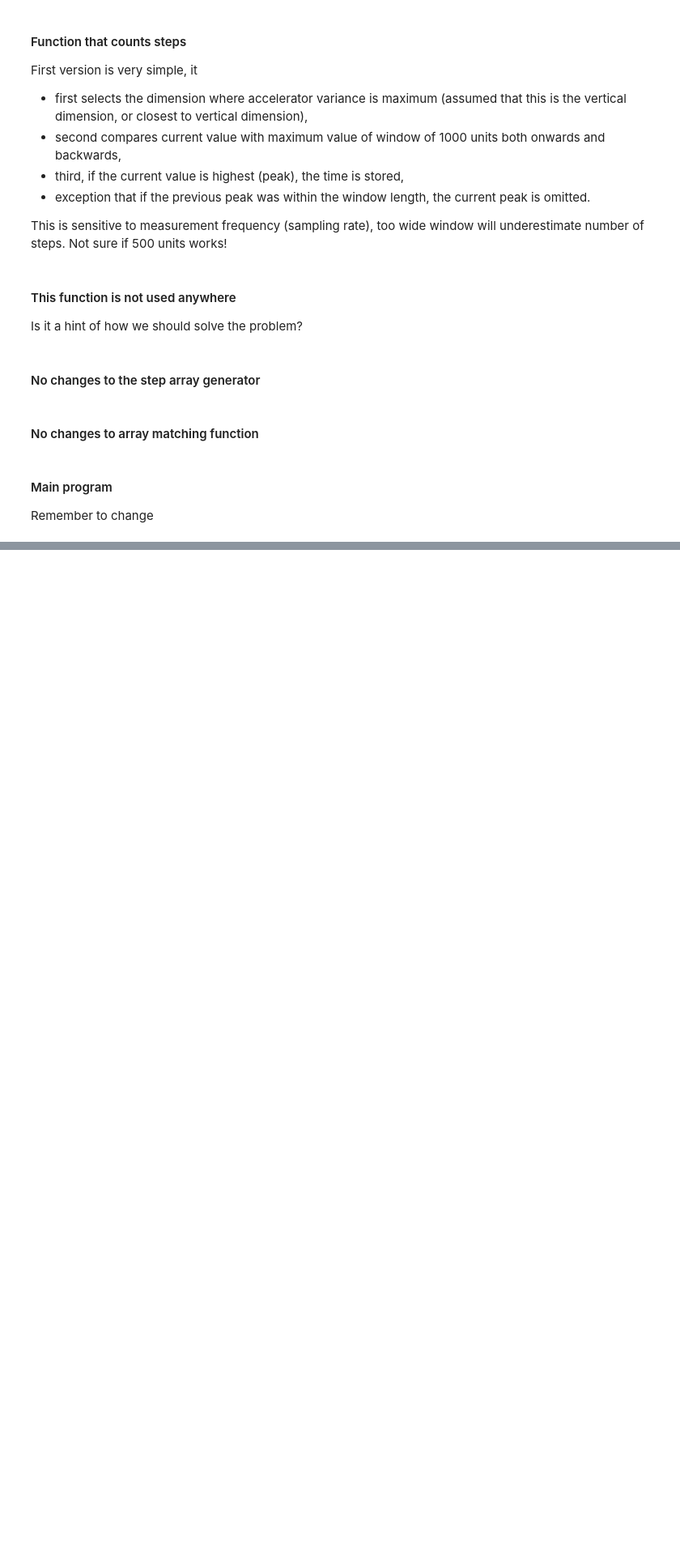
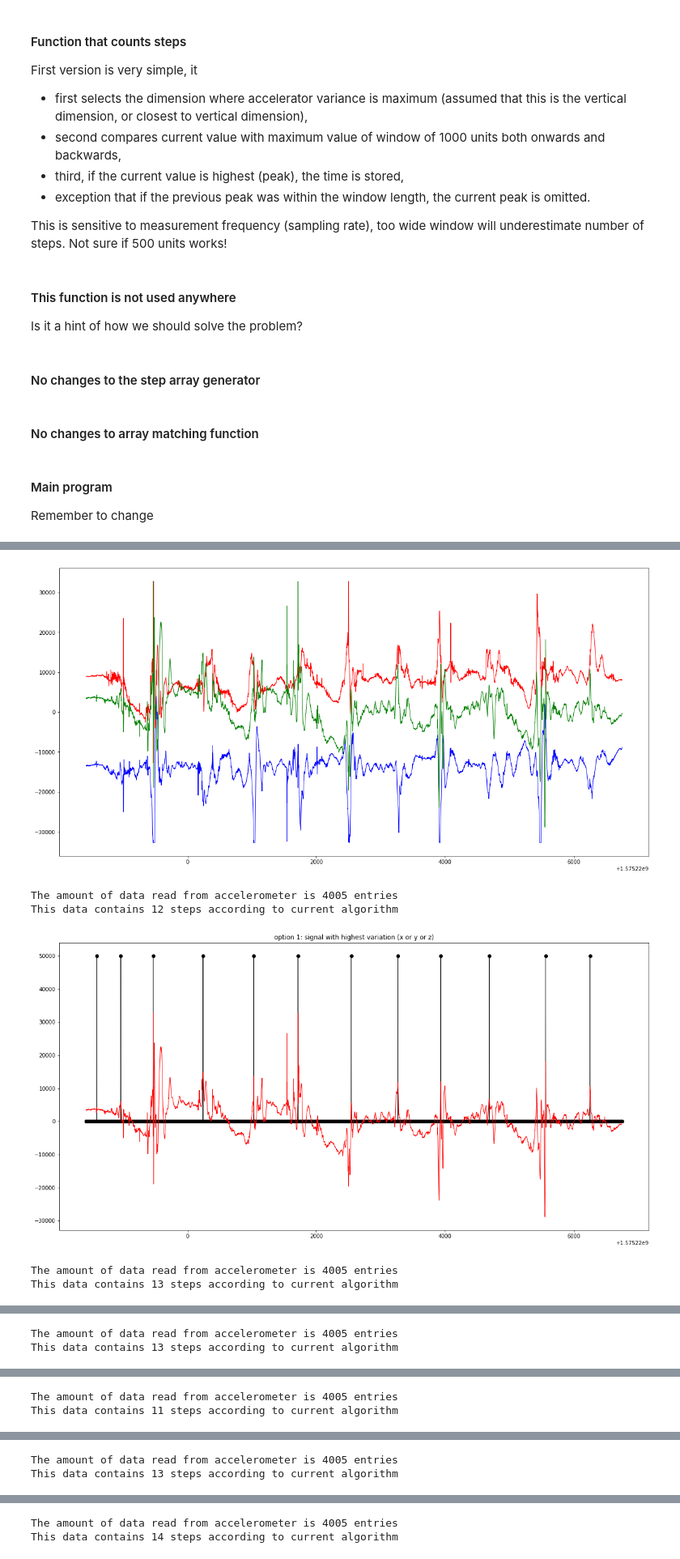
Before and after one commit to PetteriLaitinen/MultiSenseLab1_group2, a Jupyter notebook: MultiSensor_lab1_group2_Laitinen_Kemppainen.ipynb, the cells around one changed output, grey strips where cells are left out. Shown at 81% size. Drawn from its saved outputs; the diff is of its cells as text; code cells hidden in the pictures; blank space fills up the shorter version.

```diff
--- a/MultiSensor_lab1_group2_Laitinen_Kemppainen.ipynb
+++ b/MultiSensor_lab1_group2_Laitinen_Kemppainen.ipynb
@@ -65,31 +114,11 @@ This is sensitive to measurement frequency (sampling rate), too wide window will
 #Function to count steps.
 #Should return an array of timestamps from when steps were detected
 #Each value in this arrray should represent the time that step was made.
-def count_steps(timestamps, x_arr, y_arr, z_arr,option):
-    # First implementation
+def count_steps(timestamps, x_arr, y_arr, z_arr,option,window):
+    # 1 First, calculate aggregated data using one of the aggregation methods in a separate function
+    finaldata,description=aggregate_signals(x_arr,y_arr,z_arr,option)
 
-    #1 Calculate variations of x,y and z movement:
-    ''' option 1: signal with highest variation (x or y or z)'''
-    if option==1:
-        x_std=np.std(x_arr)
-        y_std=np.std(y_arr)
-        z_std=np.std(z_arr)
-        if x_std>y_std and x_std>z_std:
-            verticaldata=x_arr
-        if y_std>x_std and y_std>z_std:
-            verticaldata=y_arr
-        if z_std>x_std and z_std>y_std:
-            verticaldata=z_arr
-        finaldata=verticaldata
-    ''' option 2: sum of signals'''
-    if option==2:
-        finaldata=x_arr+y_arr+z_arr
-    ''' option 3: gradient of sum of signals'''
-    if option==3:
-        finaldata=np.gradient(x_arr+y_arr+z_arr)
 
-    #2 Window length - we should find a good one!
-    window=250
     lastpeak=-9999999
     rv = []
     for i, time in enumerate(timestamps):
@@ -156,16 +185,18 @@ def check_data(t,x,y,z):
 #### Main program
 Remember to change
 # %%
-def main(input_file):
+
+def main(input_file,option,plot_original_signals,window_size):
     #read data from a measurement file
     timestamps, x_array, y_array, z_array = read_data(input_file)
-
+    if plot_original_signals:
+        draw_original_signals(timestamps, x_array, y_array, z_array)
     #Check that the data does not produce errors
     if(not check_data(timestamps, x_array,y_array,z_array)):
         return
 
     #Count the steps based on array of measurements from accelerometer
-    st = count_steps(timestamps, x_array, y_array, z_array,3)
+    st = count_steps(timestamps, x_array, y_array, z_array,option,window_size)
 
     #Print the result
     print("This data contains "+str(len(st))+" steps according to current algorithm")
@@ -174,4 +205,5 @@ def main(input_file):
     s_array = generate_step_array(timestamps, st)
 
     #visualize data and steps
-    visualize_data(timestamps, x_array,y_array,z_array,s_array)
+    visualize_data(timestamps, x_array,y_array,z_array,s_array, option)
+    return aggregate_signals(x_array,y_array,z_array, option)[1], str(len(st))
@@ -187,0 +213,12 @@ This data contains 10 steps according to current algorithm
+# %%
+X=[]
+X.append(main("accelerometer_data.csv",1,True,125))
+for i in range(2,8,1):
+    X.append(main("accelerometer_data.csv",i,False,125))
+# %% [output]
+[figure, added]
+The amount of data read from accelerometer is 4005 entries
+This data contains 12 steps according to current algorithm
+[figure, added]
+The amount of data read from accelerometer is 4005 entries
+This data contains 13 steps according to current algorithm
@@ -187,0 +226,2 @@ This data contains 10 steps according to current algorithm
+The amount of data read from accelerometer is 4005 entries
+This data contains 13 steps according to current algorithm
@@ -187,0 +229,2 @@ This data contains 10 steps according to current algorithm
+The amount of data read from accelerometer is 4005 entries
+This data contains 11 steps according to current algorithm
@@ -187,0 +232,2 @@ This data contains 10 steps according to current algorithm
+The amount of data read from accelerometer is 4005 entries
+This data contains 13 steps according to current algorithm
@@ -187,0 +235,2 @@ This data contains 10 steps according to current algorithm
+The amount of data read from accelerometer is 4005 entries
+This data contains 14 steps according to current algorithm
```
Also changed, not shown: parts of 10 cells of this notebook.
